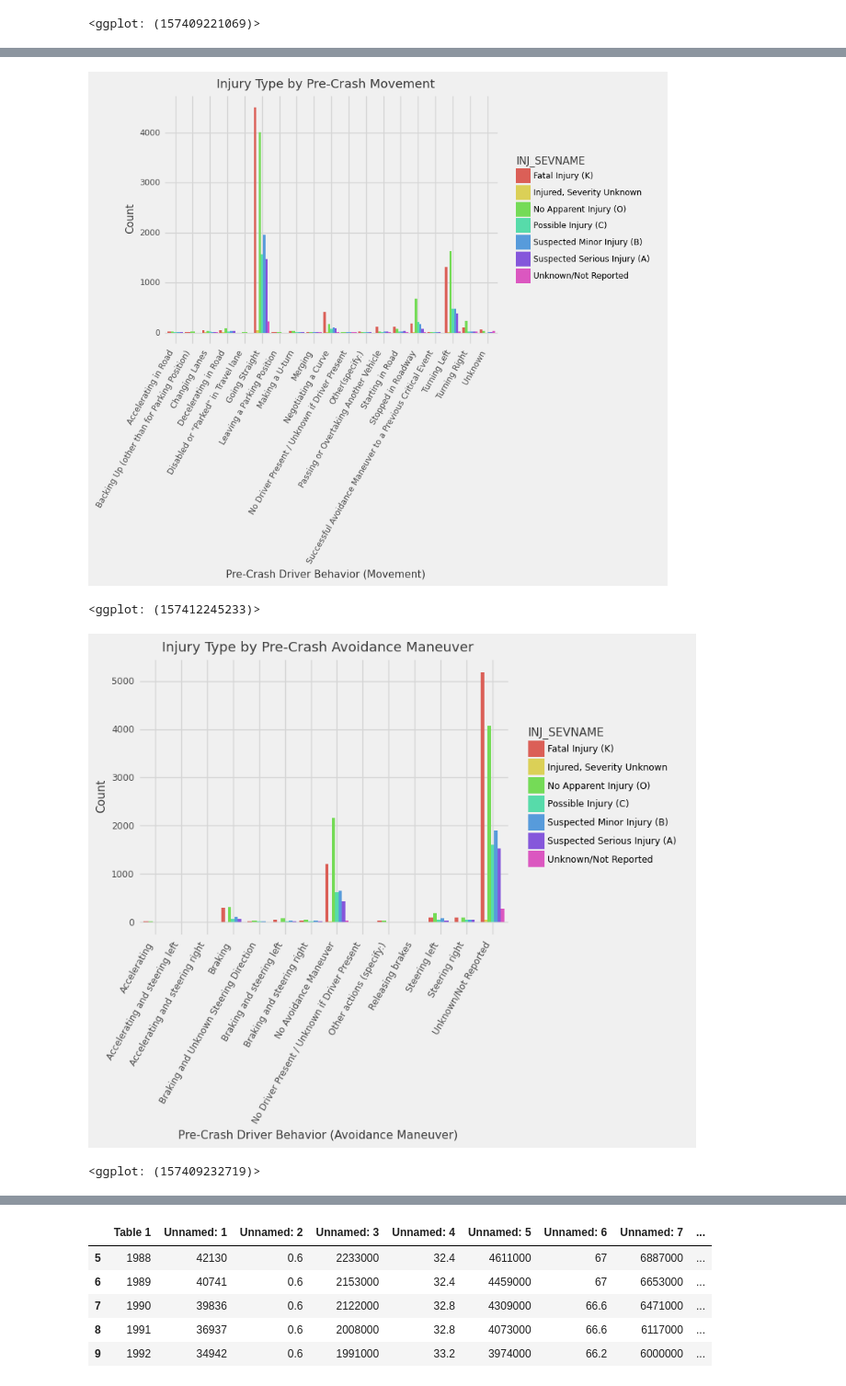
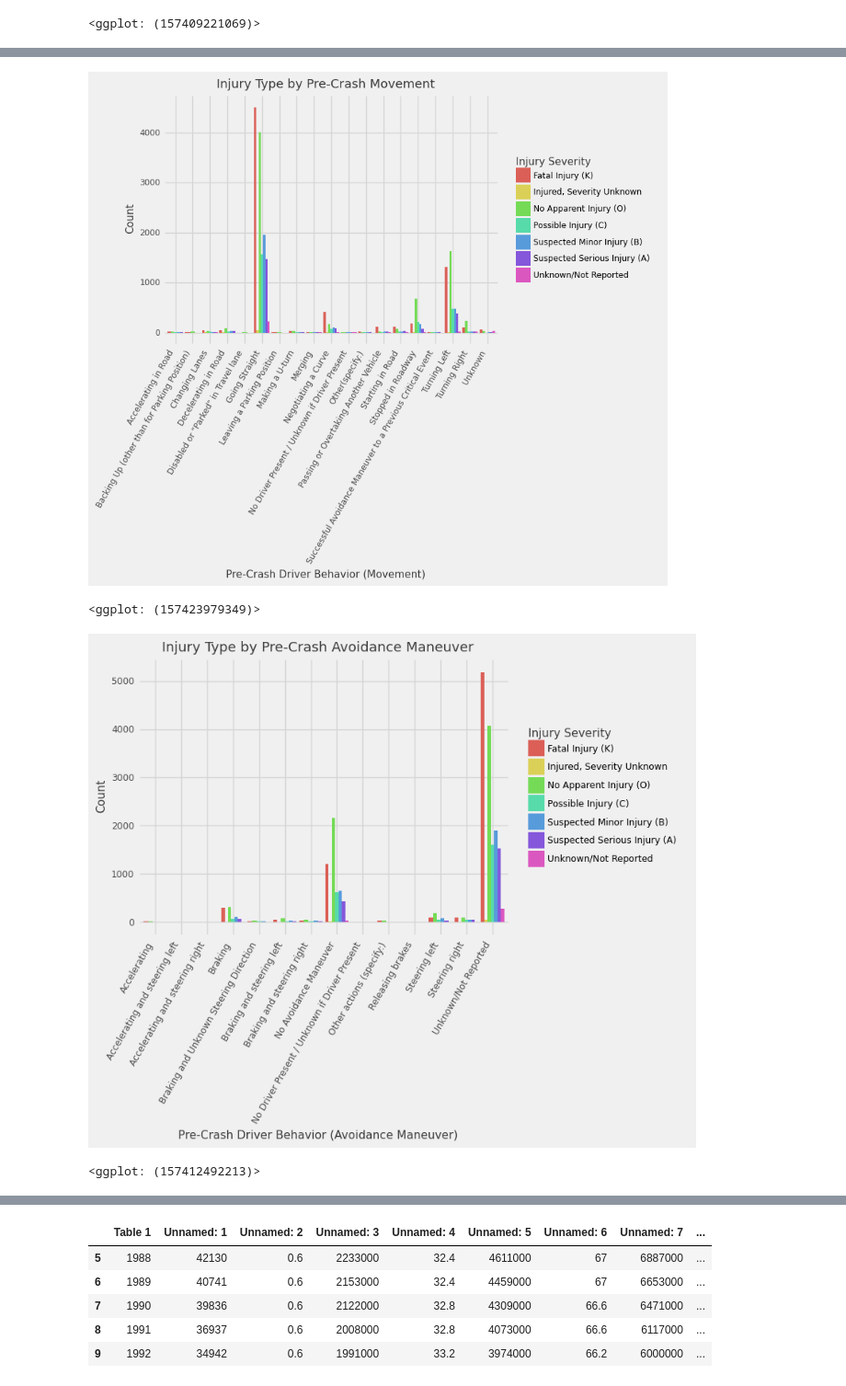
Before and after one commit to joshrrosen/PPOL564-Final-Project, a Jupyter notebook: MISC_Viz.ipynb, the cells around one changed output, grey strips where cells are left out. Shown at 92% size. Saved outputs shown, nothing was run; the diff lists cells and outputs as text; code cells hidden in the pictures.

```diff
--- a/MISC_Viz.ipynb
+++ b/MISC_Viz.ipynb
@@ -96,0 +87,3 @@ theme_538() + theme(axis_text_x  = element_text(angle = 45, hjust = 1))
+# %%
+#rename INJ_SEVNAME to "Injury Severity"
+All2019 = All2019.rename(columns={'INJ_SEVNAME': 'Injury Severity'})
@@ -395,24 +398,24 @@ theme_538() + theme(axis_text_x  = element_text(angle = 60, hjust = 1))
 # %%
 All2019 = All2019.dropna()
 ggplot(data=All2019) +\
-geom_bar(mapping=aes(x="P_CRASH1NAME", fill="INJ_SEVNAME"), position="dodge") +\
+geom_bar(mapping=aes(x="P_CRASH1NAME", fill="Injury Severity"), position="dodge") +\
 xlab("Pre-Crash Driver Behavior (Movement)") +\
 ylab("Count") +\
 ggtitle("Injury Type by Pre-Crash Movement") +\
 theme_538() + theme(axis_text_x  = element_text(angle = 60, hjust = 1))
 # %% [output]
 [figure]
-<ggplot: (157412245233)>
+<ggplot: (157423979349)>
 # %%
 All2019 = All2019.dropna()
 ggplot(data=All2019) +\
-geom_bar(mapping=aes(x="P_CRASH3NAME", fill="INJ_SEVNAME"), position="dodge") +\
+geom_bar(mapping=aes(x="P_CRASH3NAME", fill="Injury Severity"), position="dodge") +\
 xlab("Pre-Crash Driver Behavior (Avoidance Maneuver)") +\
 ylab("Count") +\
 ggtitle("Injury Type by Pre-Crash Avoidance Maneuver") +\
 theme_538() + theme(axis_text_x  = element_text(angle = 60, hjust = 1))
 # %% [output]
-[figure, old version]
+[figure, new version]
-<ggplot: (157409232719)>
+<ggplot: (157412492213)>
 # %%
 ggplot(data=All2019) +\
```
Also changed, not shown: parts of 17 cells of this notebook.
